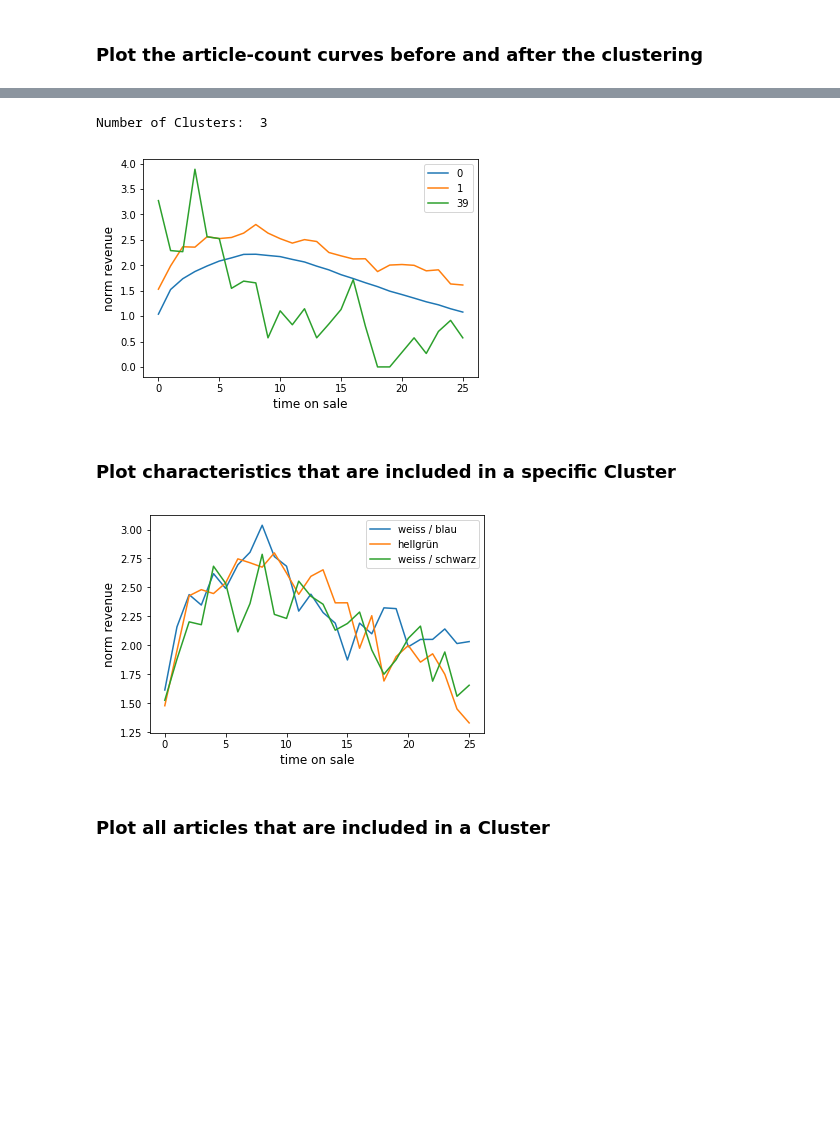
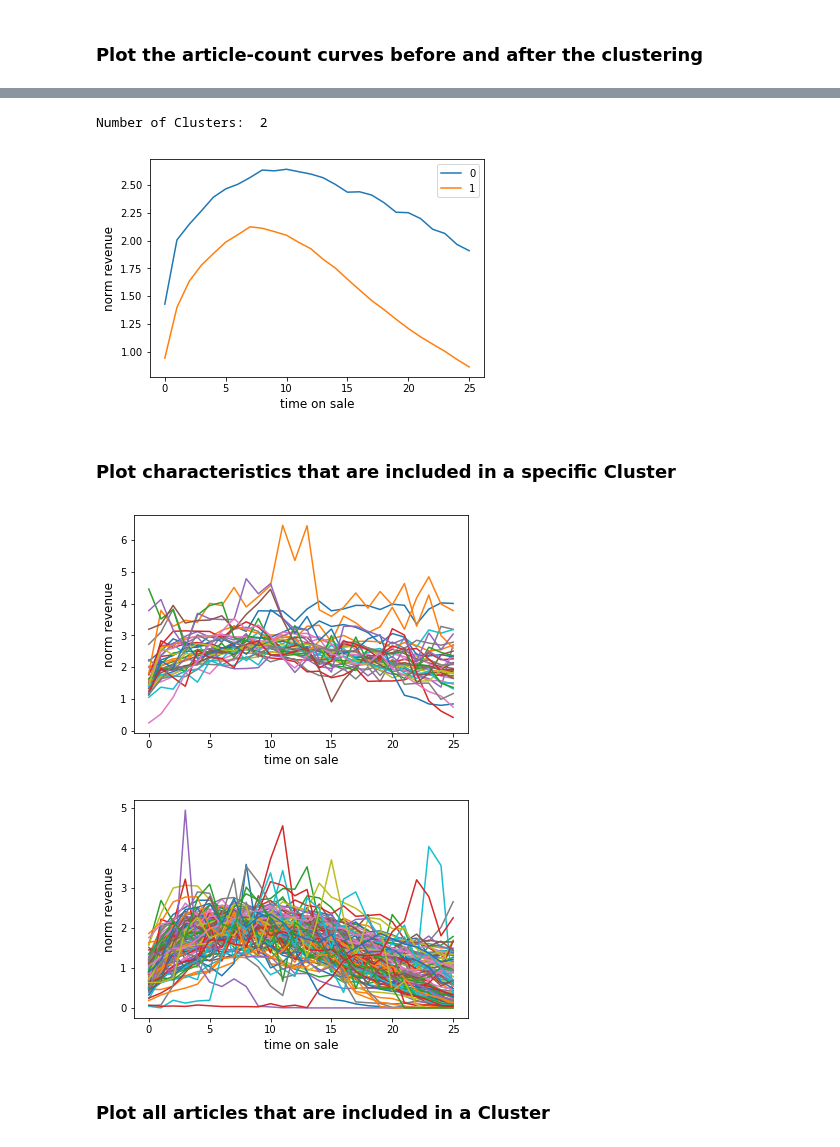
Before and after one commit to indyfree/tailor, a Jupyter notebook: notebooks/06-cluster-feature.ipynb, the cells around one changed output, grey strips where cells are left out. Saved outputs shown, nothing was run; the diff lists cells and outputs as text; code cells hidden in the pictures; blank space fills up the shorter version.

Commit message:
Update single cluster notebook

```diff
--- a/notebooks/06-cluster-feature.ipynb
+++ b/notebooks/06-cluster-feature.ipynb
@@ -39,8 +39,9 @@ A high score indicates feature characteristics are far apart, and thus better fo
 # %% [markdown]
 ### Select a feature to cluster by
 # %%
-feat = 'color'
+feat = 'WUG'
 target_value = 'norm_revenue'
+min_cluster_size = 50
 # %% [markdown]
 ### Run the Clustering Algorithm
 # %%
@@ -54,0 +61,3 @@ Name: color, dtype: object
+# %%
+df = merge_min_clusters(df, feat, min_cluster_size, distance.absolute, target_value)
+cluster_characteristics(df, feat)
@@ -64,14 +78,16 @@ Number Characteristics:  40
 print("Number of Clusters: ", len(df['cluster'].unique()))
 plot_feature_characteristics(df, 'cluster', target_value);
 # %% [output]
-Number of Clusters:  3
+Number of Clusters:  2
-[figure, old version]
+[figure, new version]
 # %% [markdown]
 ### Plot characteristics that are included in a specific Cluster
 # %%
-plot_cluster_characteristics(df, 1, feat, target_value, legend=True);
+plot_cluster_characteristics(df, 0, feat, target_value, legend=False);
+plot_cluster_characteristics(df, 1, feat, target_value, legend=False);
 # %% [output]
-[figure, old version]
+[figure, new version]
+[figure, added]
 # %% [markdown]
 ### Plot all articles that are included in a Cluster
 # %%
```
Also changed, not shown: parts of 5 cells of this notebook, 1 other file.
